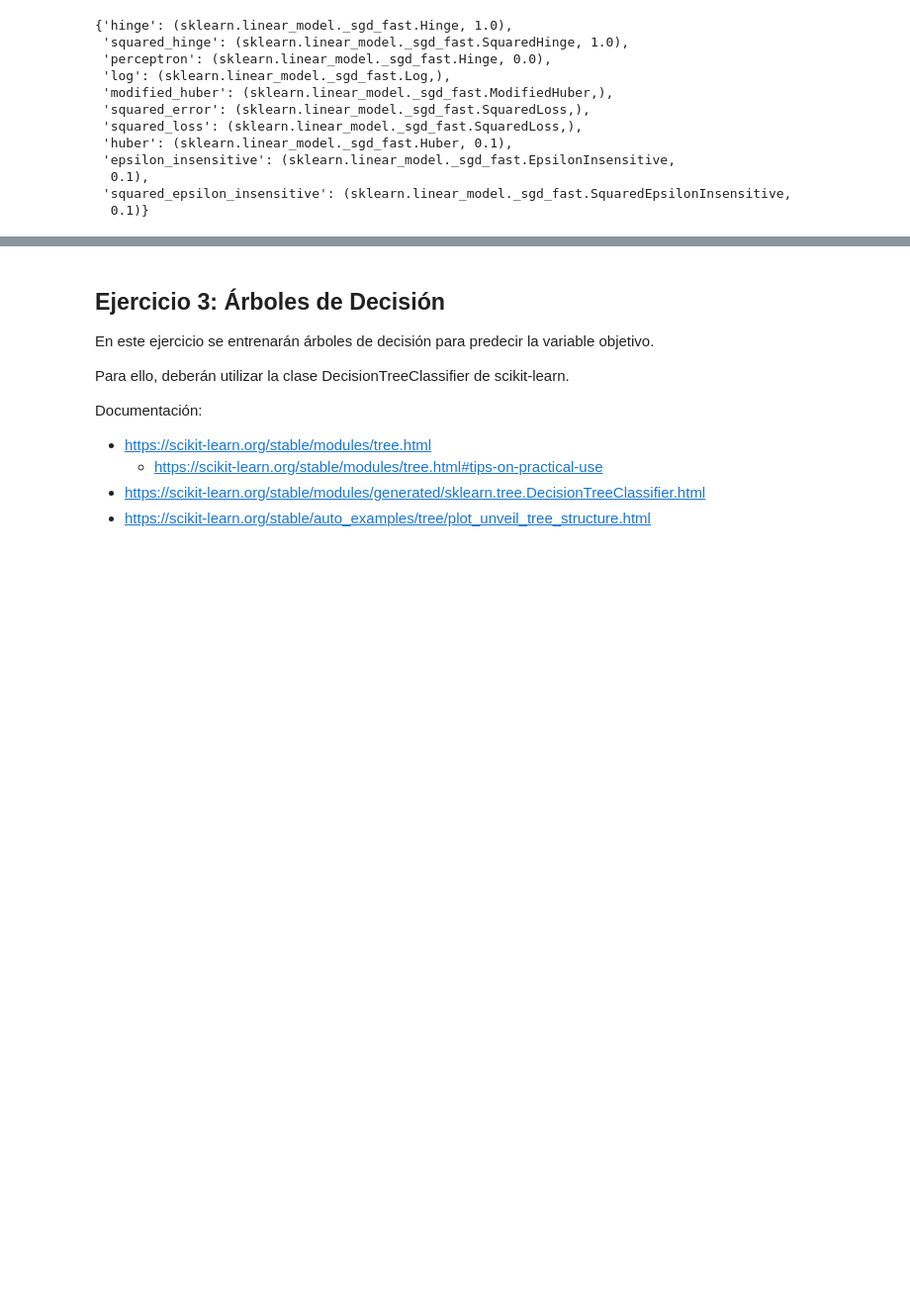
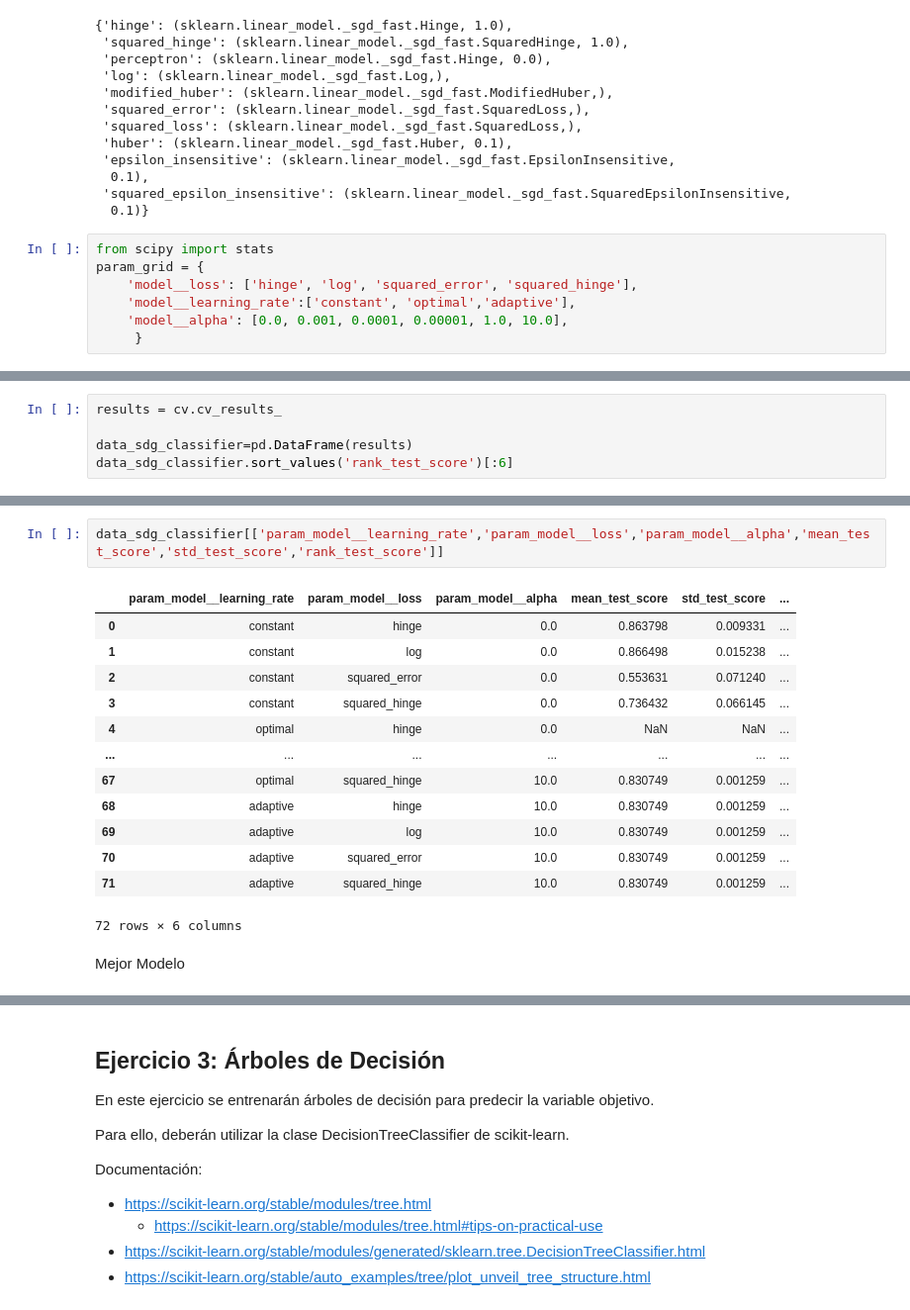
Before and after one commit to donlucas1/Grupo10, a Jupyter notebook: introml/Grupo_10_IntroML_Entregable_Parte_2.ipynb, the cells around one changed output, grey strips where cells are left out. Shown at 99% size. Saved outputs shown, nothing was run; the diff lists cells and outputs as text; blank space fills up the shorter version.

```diff
--- a/introml/Grupo_10_IntroML_Entregable_Parte_2.ipynb
+++ b/introml/Grupo_10_IntroML_Entregable_Parte_2.ipynb
@@ -328,3 +328,10 @@ model.loss_functions
   0.1),
  'squared_epsilon_insensitive': (sklearn.linear_model._sgd_fast.SquaredEpsilonInsensitive,
   0.1)}
+# %%
+from scipy import stats
+param_grid = {
+    'model__loss': ['hinge', 'log', 'squared_error', 'squared_hinge'],
+    'model__learning_rate':['constant', 'optimal','adaptive'],
+    'model__alpha': [0.0, 0.001, 0.0001, 0.00001, 1.0, 10.0],
+     }
@@ -330,0 +386,5 @@ model.loss_functions
+# %%
+results = cv.cv_results_
+
+data_sdg_classifier=pd.DataFrame(results)
+data_sdg_classifier.sort_values('rank_test_score')[:6]
@@ -330,0 +399,18 @@ model.loss_functions
+# %%
+data_sdg_classifier[['param_model__learning_rate','param_model__loss','param_model__alpha','mean_test_score','std_test_score','rank_test_score']]
+# %% [output]
+|  | param_model__learning_rate | param_model__loss | param_model__alpha | mean_test_score | std_test_score | ... |
+| 0 | constant | hinge | 0.0 | 0.863798 | 0.009331 | ... |
+| 1 | constant | log | 0.0 | 0.866498 | 0.015238 | ... |
+| 2 | constant | squared_error | 0.0 | 0.553631 | 0.071240 | ... |
+| 3 | constant | squared_hinge | 0.0 | 0.736432 | 0.066145 | ... |
+| 4 | optimal | hinge | 0.0 | NaN | NaN | ... |
+| ... | ... | ... | ... | ... | ... | ... |
+| 67 | optimal | squared_hinge | 10.0 | 0.830749 | 0.001259 | ... |
+| 68 | adaptive | hinge | 10.0 | 0.830749 | 0.001259 | ... |
+| 69 | adaptive | log | 10.0 | 0.830749 | 0.001259 | ... |
+| 70 | adaptive | squared_error | 10.0 | 0.830749 | 0.001259 | ... |
+| 71 | adaptive | squared_hinge | 10.0 | 0.830749 | 0.001259 | ... |
+72 rows × 6 columns
+# %% [markdown]
+Mejor Modelo
```
Also changed, not shown: parts of 23 cells of this notebook.
